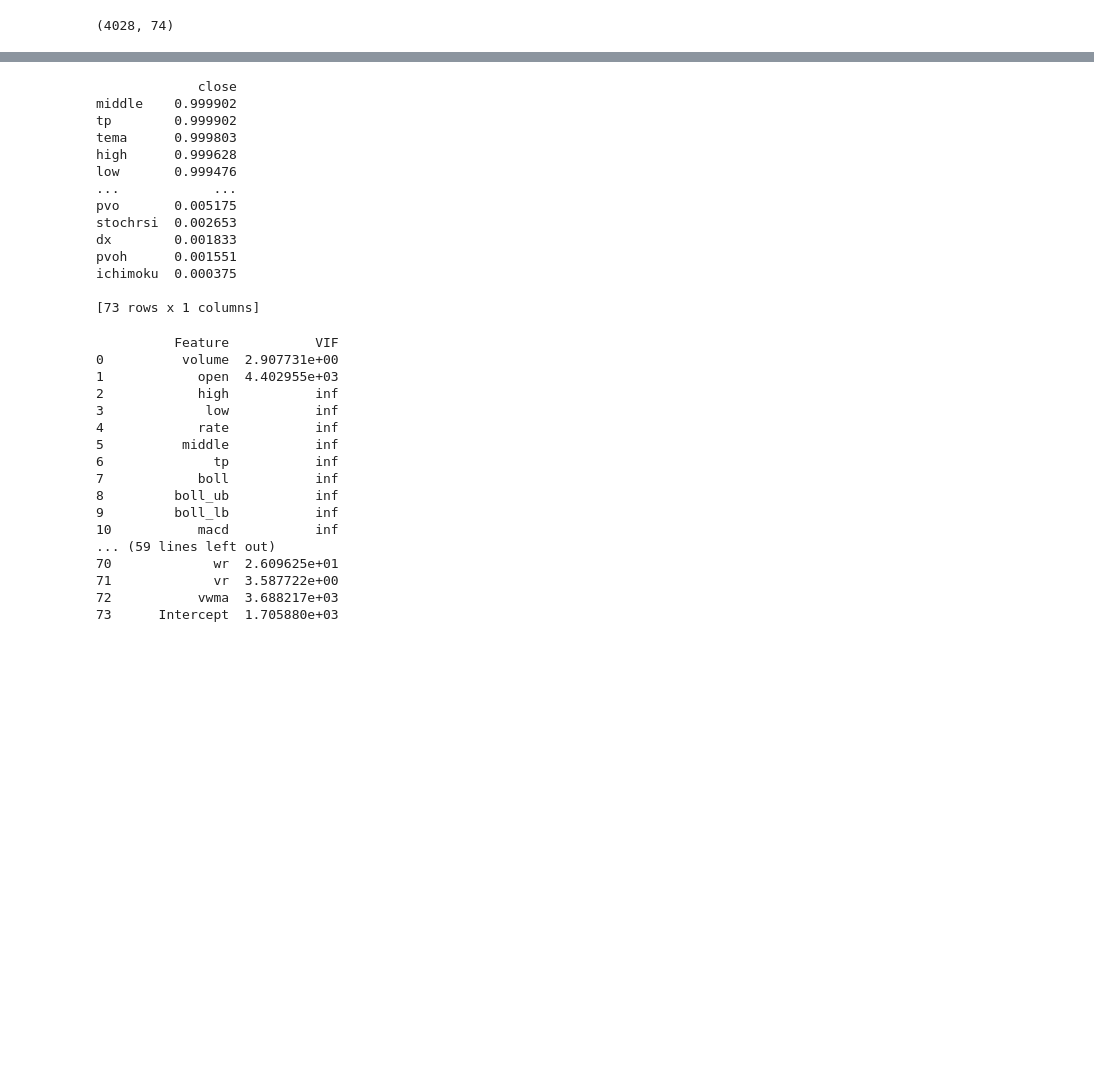
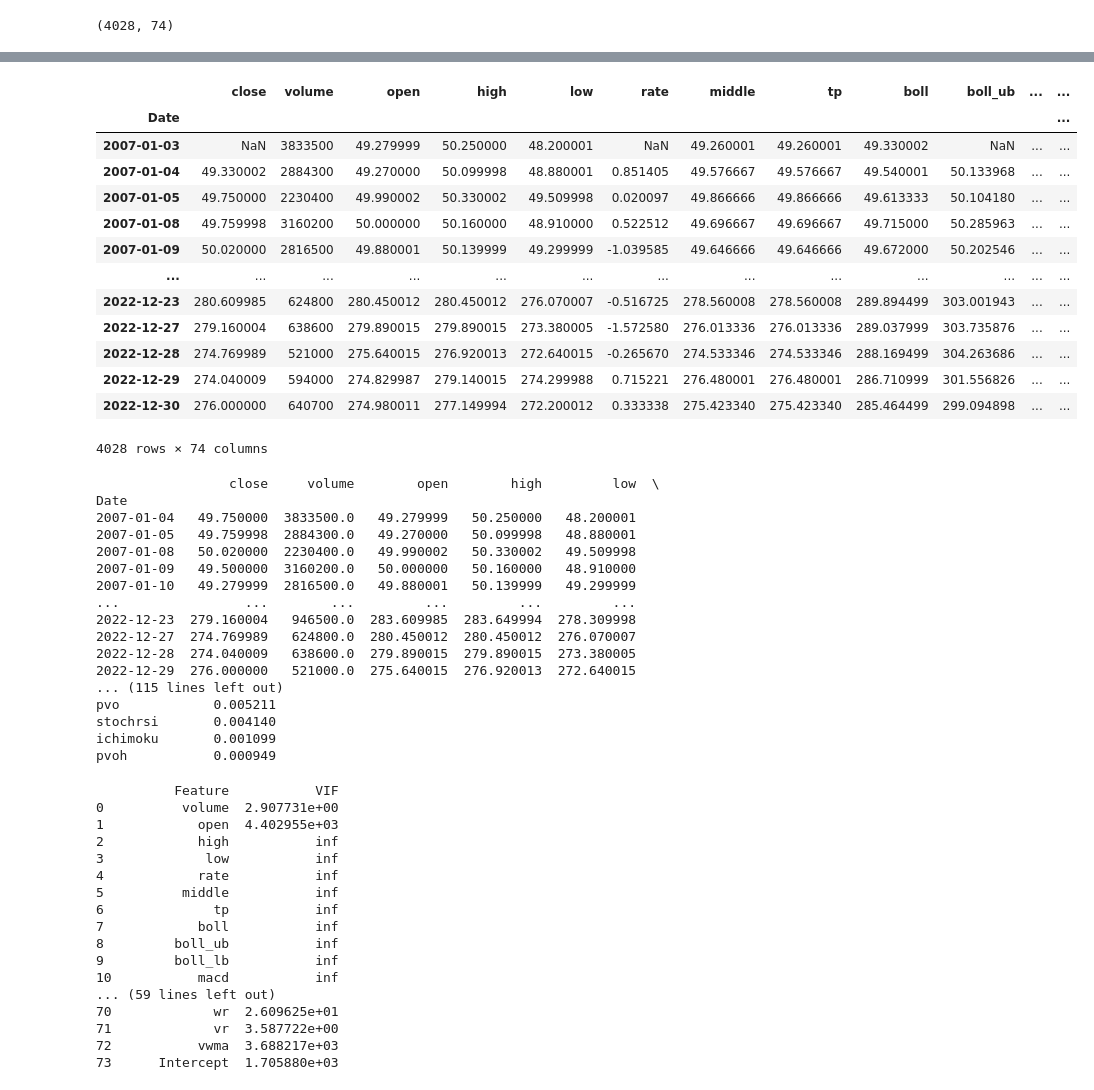
Before and after one commit to inderkaur19/Portfolio_management, a Jupyter notebook: Portfolio_Management_V5.ipynb, the cells around one changed output, grey strips where cells are left out. Saved outputs shown, nothing was run; the diff lists cells and outputs as text; code cells hidden in the pictures; blank space fills up the shorter version.

```diff
--- a/Portfolio_Management_V5.ipynb
+++ b/Portfolio_Management_V5.ipynb
@@ -340,3 +340,5 @@ stock_df_biib
 stock_df_biib.shape
 # %% [output]
 (4028, 74)
+# %%
+pd.set_option('display.max_rows', 100)
@@ -343,3 +390,28 @@ stock_df_biib.shape
+# %%
+stock_df_biib
+df_copy=stock_df_biib.copy()
+
+# features_to_shift = [col for col in df_copy.columns if col != 'close']
+features_to_shift=['close']
+# feature_list=df_copy.columns
+df_copy[features_to_shift] = df_copy[features_to_shift].apply(lambda x: x.shift(1))
+# df_copy=df_copy.iloc[1:]
+df_copy
+# %% [output]
+|  | close | volume | open | high | low | rate | middle | tp | boll | boll_ub | ... | ... |
+| Date |  |  |  |  |  |  |  |  |  |  |  | ... |
+| 2007-01-03 | NaN | 3833500 | 49.279999 | 50.250000 | 48.200001 | NaN | 49.260001 | 49.260001 | 49.330002 | NaN | ... | ... |
+| 2007-01-04 | 49.330002 | 2884300 | 49.270000 | 50.099998 | 48.880001 | 0.851405 | 49.576667 | 49.576667 | 49.540001 | 50.133968 | ... | ... |
+| 2007-01-05 | 49.750000 | 2230400 | 49.990002 | 50.330002 | 49.509998 | 0.020097 | 49.866666 | 49.866666 | 49.613333 | 50.104180 | ... | ... |
+| 2007-01-08 | 49.759998 | 3160200 | 50.000000 | 50.160000 | 48.910000 | 0.522512 | 49.696667 | 49.696667 | 49.715000 | 50.285963 | ... | ... |
+| 2007-01-09 | 50.020000 | 2816500 | 49.880001 | 50.139999 | 49.299999 | -1.039585 | 49.646666 | 49.646666 | 49.672000 | 50.202546 | ... | ... |
+| ... | ... | ... | ... | ... | ... | ... | ... | ... | ... | ... | ... | ... |
+| 2022-12-23 | 280.609985 | 624800 | 280.450012 | 280.450012 | 276.070007 | -0.516725 | 278.560008 | 278.560008 | 289.894499 | 303.001943 | ... | ... |
+| 2022-12-27 | 279.160004 | 638600 | 279.890015 | 279.890015 | 273.380005 | -1.572580 | 276.013336 | 276.013336 | 289.037999 | 303.735876 | ... | ... |
+| 2022-12-28 | 274.769989 | 521000 | 275.640015 | 276.920013 | 272.640015 | -0.265670 | 274.533346 | 274.533346 | 288.169499 | 304.263686 | ... | ... |
+| 2022-12-29 | 274.040009 | 594000 | 274.829987 | 279.140015 | 274.299988 | 0.715221 | 276.480001 | 276.480001 | 286.710999 | 301.556826 | ... | ... |
+| 2022-12-30 | 276.000000 | 640700 | 274.980011 | 277.149994 | 272.200012 | 0.333338 | 275.423340 | 275.423340 | 285.464499 | 299.094898 | ... | ... |
+4028 rows × 74 columns
 # %%
 import pandas as pd
 
@@ -347,8 +419,11 @@ import pandas as pd
 # If it's not loaded yet, you should load it using pd.read_csv() or any other method
 
 # Calculate the correlation matrix
-stock_df_biib_corr=stock_df_biib.copy()
-stock_df_biib_corr.dropna(inplace=True)
+stock_df_biib_corr=df_copy.copy()
+stock_df_biib_corr.ffill(inplace=True)
+stock_df_biib_corr.bfill(inplace=True)
+
+print(stock_df_biib_corr)
 correlation_matrix = stock_df_biib_corr.corr()
 
 # Assuming 'Target_Variable' is the name of your target variable column
@@ -360,20 +435,23 @@ sorted_correlations = target_correlation.sort_values(ascending=False)
 # Print the sorted correlations
 print(pd.DataFrame(sorted_correlations)[1:])
 # %% [output]
-             close
-middle    0.999902
-tp        0.999902
-tema      0.999803
-high      0.999628
-low       0.999476
-...            ...
-pvo       0.005175
-stochrsi  0.002653
-dx        0.001833
-pvoh      0.001551
-ichimoku  0.000375
-
-[73 rows x 1 columns]
+                 close     volume        open        high         low  \
+Date
+2007-01-04   49.750000  3833500.0   49.279999   50.250000   48.200001
+2007-01-05   49.759998  2884300.0   49.270000   50.099998   48.880001
+2007-01-08   50.020000  2230400.0   49.990002   50.330002   49.509998
+2007-01-09   49.500000  3160200.0   50.000000   50.160000   48.910000
+2007-01-10   49.279999  2816500.0   49.880001   50.139999   49.299999
+...                ...        ...         ...         ...         ...
+2022-12-23  279.160004   946500.0  283.609985  283.649994  278.309998
+2022-12-27  274.769989   624800.0  280.450012  280.450012  276.070007
+2022-12-28  274.040009   638600.0  279.890015  279.890015  273.380005
+2022-12-29  276.000000   521000.0  275.640015  276.920013  272.640015
+... (115 lines left out)
+pvo            0.005211
+stochrsi       0.004140
+ichimoku       0.001099
+pvoh           0.000949
 # %%
 pd.set_option('display.max_rows', None)
 pd.set_option('display.max_columns', 20)
```
Also changed, not shown: parts of 2 cells of this notebook.
